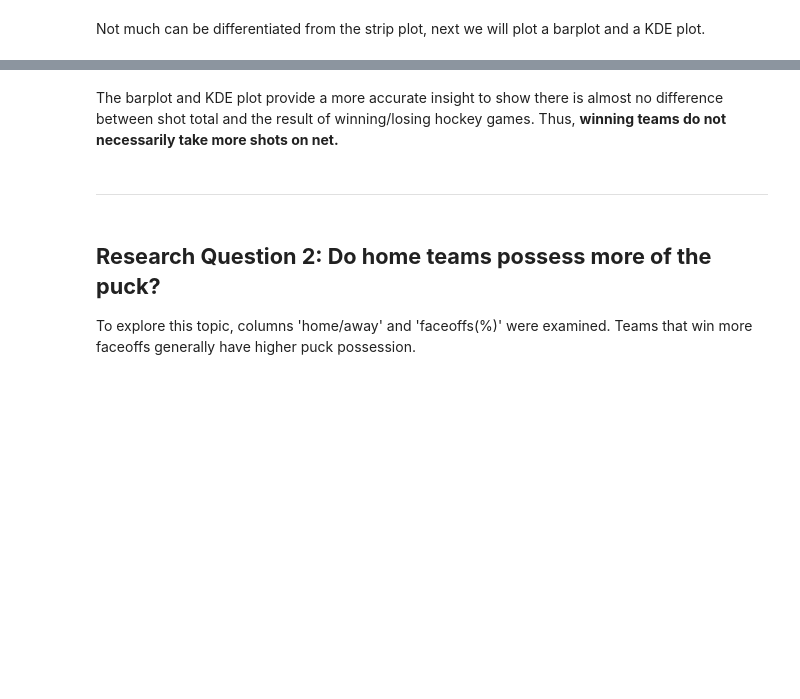
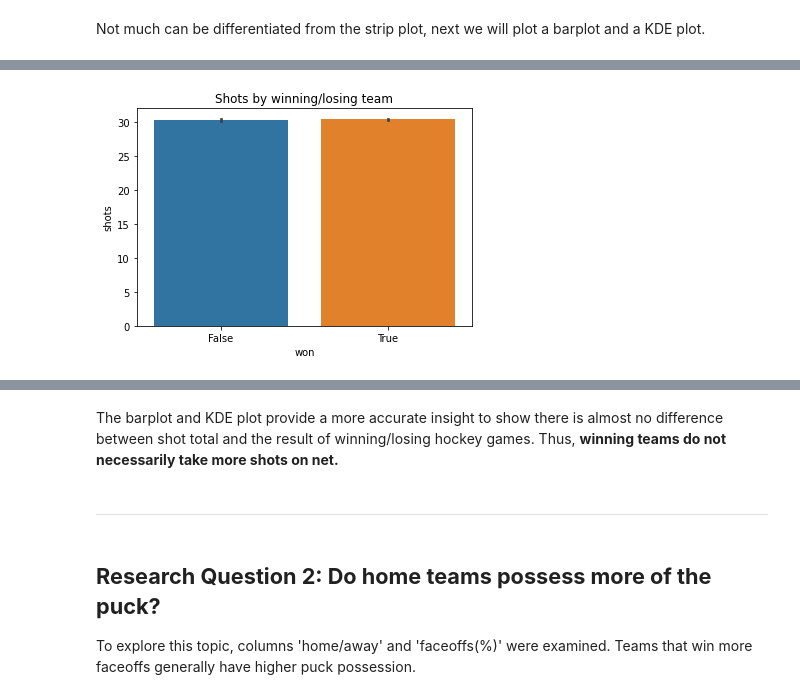
Before and after one commit to data301-2020-winter1/course-project-solo_329, a Jupyter notebook: analysis/analysis.ipynb, the cells around one changed output, grey strips where cells are left out. Saved outputs shown, nothing was run; the diff lists cells and outputs as text; code cells hidden in the pictures; blank space fills up the shorter version.

```diff
--- a/analysis/analysis.ipynb
+++ b/analysis/analysis.ipynb
@@ -16,0 +22,4 @@ Not much can be differentiated from the strip plot, next we will plot a barplot
+# %%
+df3 = project_functions1.barplot1(df)
+# %% [output]
+[figure, added]
```
Also changed, not shown: parts of 20 cells of this notebook.
